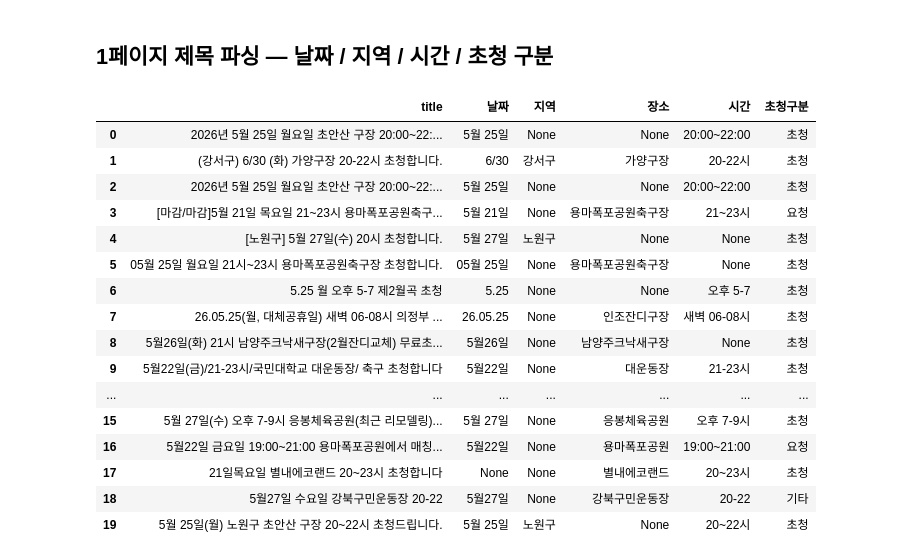
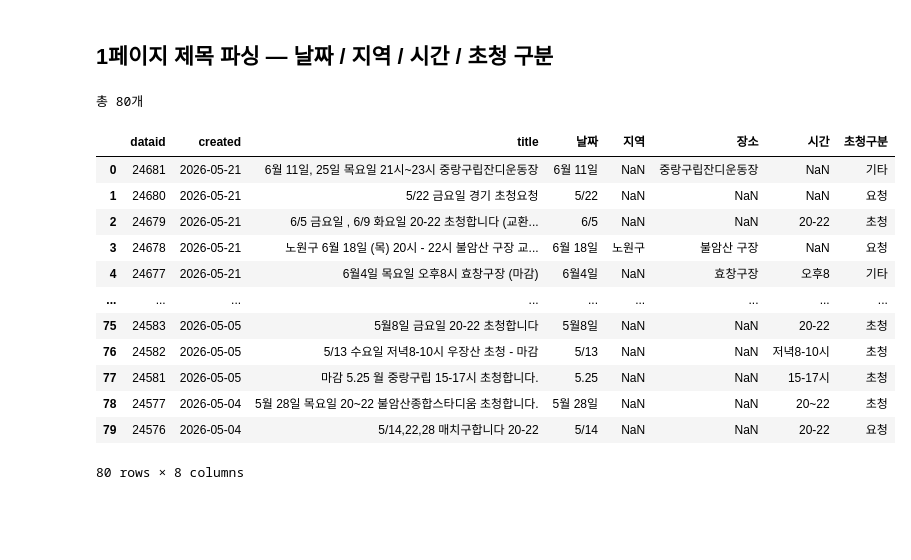
Before and after one commit to young2good/analysis_repo, a Jupyter notebook: app_creator/cafe_board_crawling.ipynb, the cells around one changed output. Drawn from its saved outputs; the diff is of its cells as text; code cells hidden in the pictures; blank space fills up the shorter version.

```diff
--- a/app_creator/cafe_board_crawling.ipynb
+++ b/app_creator/cafe_board_crawling.ipynb
@@ -242,21 +240,25 @@ articles.push({
 # %%
 import json
+from datetime import datetime
 
 titles_from_js = []
 for item in articles_pushes:
-    dataid_m = re.search(r"dataid:\s*'(\d+)'", item)
-    title_m  = re.search(r"title:\s*'([^']*)'", item)
+    dataid_m  = re.search(r"dataid:\s*'(\d+)'", item)
+    title_m   = re.search(r"title:\s*'([^']*)'", item)
+    created_m = re.search(r"created:\s*'([^']+)'", item)
     if dataid_m and title_m:
         raw_title = title_m.group(1)
-        # JS 유니코드 이스케이프 디코딩 (년 → 년)
         decoded_title = json.loads(f'"{raw_title}"')
+        created_str = created_m.group(1) if created_m else None
+        created_dt  = datetime.strptime(created_str, '%y.%m.%d') if created_str else None
         titles_from_js.append({
             "dataid": dataid_m.group(1),
-            "title": decoded_title
+            "title": decoded_title,
+            "created": created_dt,
         })
 
 print(f"추출된 제목 {len(titles_from_js)}개:")
 for t in titles_from_js:
-    print(t["dataid"], "|", t["title"])
+    print(t["dataid"], "|", t["created"].strftime("%Y-%m-%d") if t["created"] else "-", "|", t["title"])
 # %% [output]
 추출된 제목 20개:
@@ -319,12 +395,11 @@ Error:
 def parse_title(title):
     result = {"title": title, "날짜": None, "지역": None, "장소": None, "시간": None, "초청구분": None}
 
-    # ── 날짜 ──────────────────────────────────────────────────────
     date_patterns = [
-        r'\d{2}\.\d{2}\.\d{2}',          # 26.05.25
-        r'\d{1,2}월\s*\d{1,2}일',         # 5월 25일
-        r'\d{1,2}\.\d{1,2}\b',            # 5.25
-        r'\d{1,2}\/\d{1,2}',              # 6/30
+        r'\d{2}\.\d{2}\.\d{2}',
+        r'\d{1,2}월\s*\d{1,2}일',
+        r'\d{1,2}\.\d{1,2}\b',
+        r'\d{1,2}\/\d{1,2}',
     ]
     for pat in date_patterns:
         m = re.search(pat, title)
@@ -332,11 +407,10 @@ def parse_title(title):
             result["날짜"] = m.group(0)
             break
 
-    # ── 시간 ──────────────────────────────────────────────────────
     time_patterns = [
-        r'(?:오전|오후|새벽|저녁)?\s*\d{1,2}:\d{2}\s*[~\-]\s*\d{1,2}:\d{2}',  # 20:00~22:00
-        r'(?:오전|오후|새벽|저녁)?\s*\d{1,2}\s*[시~\-]\s*\d{1,2}\s*시?',        # 20~22시
-        r'(?:오전|오후|새벽|저녁)\s*\d{1,2}',                                    # 오후 8
+        r'(?:오전|오후|새벽|저녁)?\s*\d{1,2}:\d{2}\s*[~\-]\s*\d{1,2}:\d{2}',
+        r'(?:오전|오후|새벽|저녁)?\s*\d{1,2}\s*[시~\-]\s*\d{1,2}\s*시?',
+        r'(?:오전|오후|새벽|저녁)\s*\d{1,2}',
     ]
     for pat in time_patterns:
         m = re.search(pat, title)
@@ -344,54 +418,52 @@ def parse_title(title):
             result["시간"] = m.group(0).strip()
             break
 
-    # ── 지역 (행정구역: 구/시/군) — 한글만, 숫자 제외 ────────────────
     bracket_m = re.search(r'[\[\(]([가-힣]{2,6}[구시군])[\]\)]', title)
     if bracket_m:
         result["지역"] = bracket_m.group(1)
     else:
         area_m = re.search(r'([가-힣]{2,5}[구시군])[\s\W]', title)
         if area_m:
             result["지역"] = area_m.group(1)
 
-    # ── 장소 (경기장/구장/운동장 등) ─────────────────────────────────
     venue_m = re.search(
-        r'[가-힣a-zA-Z0-9]+(?:구장|운동장|체육공원|체육관|인조잔디구장|잔디구장|대운동장|에코랜드|공원)',
+        r'[가-힣a-zA-Z0-9]+\s*(?:구장|운동장|체육공원|체육관|인조잔디구장|잔디구장|대운동장|에코랜드|공원)',
         title
     )
     if venue_m:
-        result["장소"] = venue_m.group(0)
+        result["장소"] = venue_m.group(0).strip()
 
-    # ── 초청 구분 ──────────────────────────────────────────────────
     if re.search(r'초청\s*(요청|해주|구함|구합)', title):
         result["초청구분"] = "요청"
     elif re.search(r'모십니다|구합니다|구해요|찾습니다|매칭\s*구', title):
         result["초청구분"] = "요청"
     elif re.search(r'초청|무료초청', title):
         result["초청구분"] = "초청"
     else:
         result["초청구분"] = "기타"
 
     return result
 
 
-parsed = [parse_title(t["title"]) for t in titles_from_js]
+parsed = [parse_title(p["title"]) for p in all_posts]
 df = pd.DataFrame(parsed)
+df.insert(0, "dataid",  [p["dataid"]  for p in all_posts])
+df.insert(1, "created", [p["created"] for p in all_posts])
+
+print(f"총 {len(df)}개")
 df
 # %% [output]
+총 80개
-|  | title | 날짜 | 지역 | 장소 | 시간 | 초청구분 |
-| 0 | 2026년 5월 25일 월요일 초안산 구장 20:00~22:... | 5월 25일 | None | None | 20:00~22:00 | 초청 |
-| 1 | (강서구) 6/30 (화) 가양구장 20-22시 초청합니다. | 6/30 | 강서구 | 가양구장 | 20-22시 | 초청 |
-| 2 | 2026년 5월 25일 월요일 초안산 구장 20:00~22:... | 5월 25일 | None | None | 20:00~22:00 | 초청 |
-| 3 | [마감/마감]5월 21일 목요일 21~23시 용마폭포공원축구... | 5월 21일 | None | 용마폭포공원축구장 | 21~23시 | 요청 |
-| 4 | [노원구] 5월 27일(수) 20시 초청합니다. | 5월 27일 | 노원구 | None | None | 초청 |
-| 5 | 05월 25일 월요일 21시~23시 용마폭포공원축구장 초청합니다. | 05월 25일 | None | 용마폭포공원축구장 | None | 초청 |
-| 6 | 5.25 월 오후 5-7 제2월곡 초청 | 5.25 | None | None | 오후 5-7 | 초청 |
-| 7 | 26.05.25(월, 대체공휴일) 새벽 06-08시 의정부 ... | 26.05.25 | None | 인조잔디구장 | 새벽 06-08시 | 초청 |
-| 8 | 5월26일(화) 21시 남양주크낙새구장(2월잔디교체) 무료초... | 5월26일 | None | 남양주크낙새구장 | None | 초청 |
-| 9 | 5월22일(금)/21-23시/국민대학교 대운동장/ 축구 초청합니다 | 5월22일 | None | 대운동장 | 21-23시 | 초청 |
-| ... | ... | ... | ... | ... | ... | ... |
-| 15 | 5월 27일(수) 오후 7-9시 응봉체육공원(최근 리모델링)... | 5월 27일 | None | 응봉체육공원 | 오후 7-9시 | 초청 |
-| 16 | 5월22일 금요일 19:00~21:00 용마폭포공원에서 매칭... | 5월22일 | None | 용마폭포공원 | 19:00~21:00 | 요청 |
-| 17 | 21일목요일 별내에코랜드 20~23시 초청합니다 | None | None | 별내에코랜드 | 20~23시 | 초청 |
-| 18 | 5월27일 수요일 강북구민운동장 20-22 | 5월27일 | None | 강북구민운동장 | 20-22 | 기타 |
-| 19 | 5월 25일(월) 노원구 초안산 구장 20~22시 초청드립니다. | 5월 25일 | 노원구 | None | 20~22시 | 초청 |
+|  | dataid | created | title | 날짜 | 지역 | 장소 | 시간 | 초청구분 |
+| 0 | 24681 | 2026-05-21 | 6월 11일, 25일 목요일 21시~23시 중랑구립잔디운동장 | 6월 11일 | NaN | 중랑구립잔디운동장 | NaN | 기타 |
+| 1 | 24680 | 2026-05-21 | 5/22 금요일 경기 초청요청 | 5/22 | NaN | NaN | NaN | 요청 |
+| 2 | 24679 | 2026-05-21 | 6/5 금요일 , 6/9 화요일 20-22 초청합니다 (교환... | 6/5 | NaN | NaN | 20-22 | 초청 |
+| 3 | 24678 | 2026-05-21 | 노원구 6월 18일 (목) 20시 - 22시 불암산 구장 교... | 6월 18일 | 노원구 | 불암산 구장 | NaN | 요청 |
+| 4 | 24677 | 2026-05-21 | 6월4일 목요일 오후8시 효창구장 (마감) | 6월4일 | NaN | 효창구장 | 오후8 | 기타 |
+| ... | ... | ... | ... | ... | ... | ... | ... | ... |
+| 75 | 24583 | 2026-05-05 | 5월8일 금요일 20-22 초청합니다 | 5월8일 | NaN | NaN | 20-22 | 초청 |
+| 76 | 24582 | 2026-05-05 | 5/13 수요일 저녁8-10시 우장산 초청 - 마감 | 5/13 | NaN | NaN | 저녁8-10시 | 초청 |
+| 77 | 24581 | 2026-05-05 | 마감 5.25 월 중랑구립 15-17시 초청합니다. | 5.25 | NaN | NaN | 15-17시 | 초청 |
+| 78 | 24577 | 2026-05-04 | 5월 28일 목요일 20~22 불암산종합스타디움 초청합니다. | 5월 28일 | NaN | NaN | 20~22 | 초청 |
+| 79 | 24576 | 2026-05-04 | 5/14,22,28 매치구합니다 20-22 | 5/14 | NaN | NaN | 20-22 | 요청 |
+80 rows × 8 columns
```
Also changed, not shown: parts of 10 cells of this notebook.
